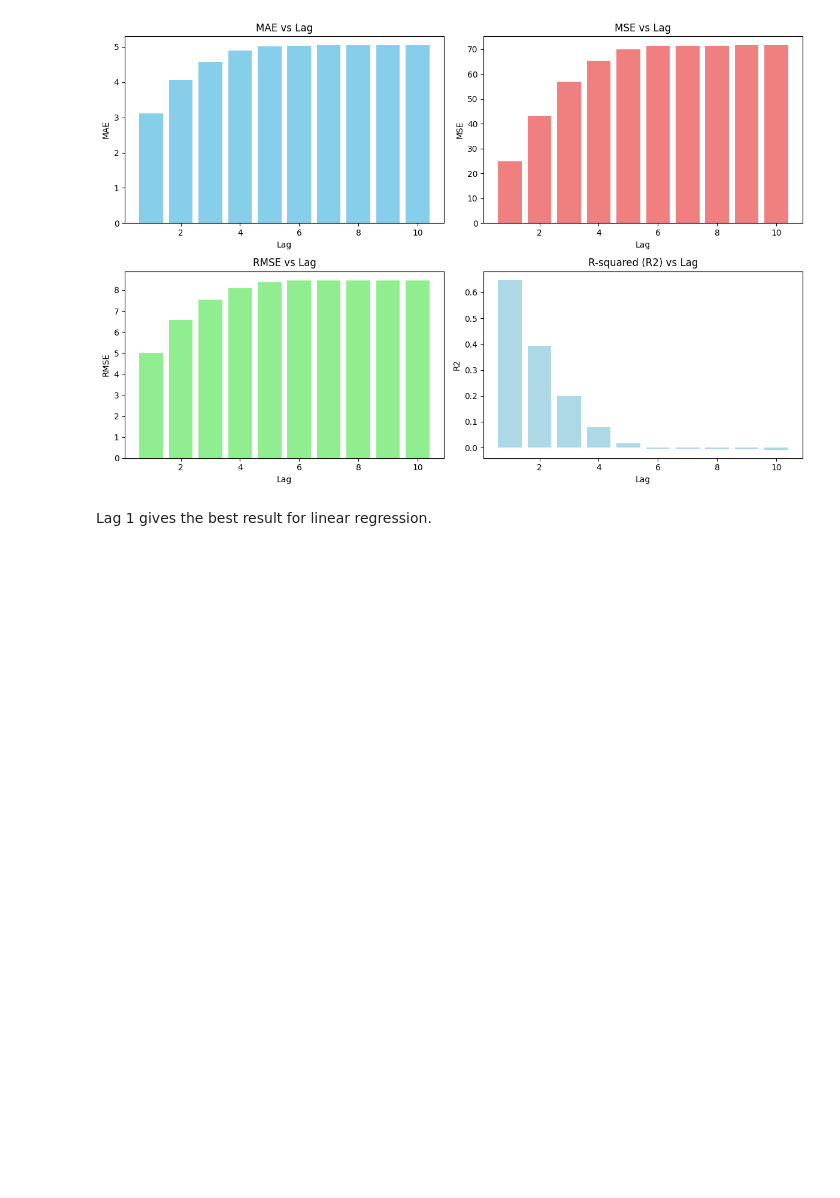
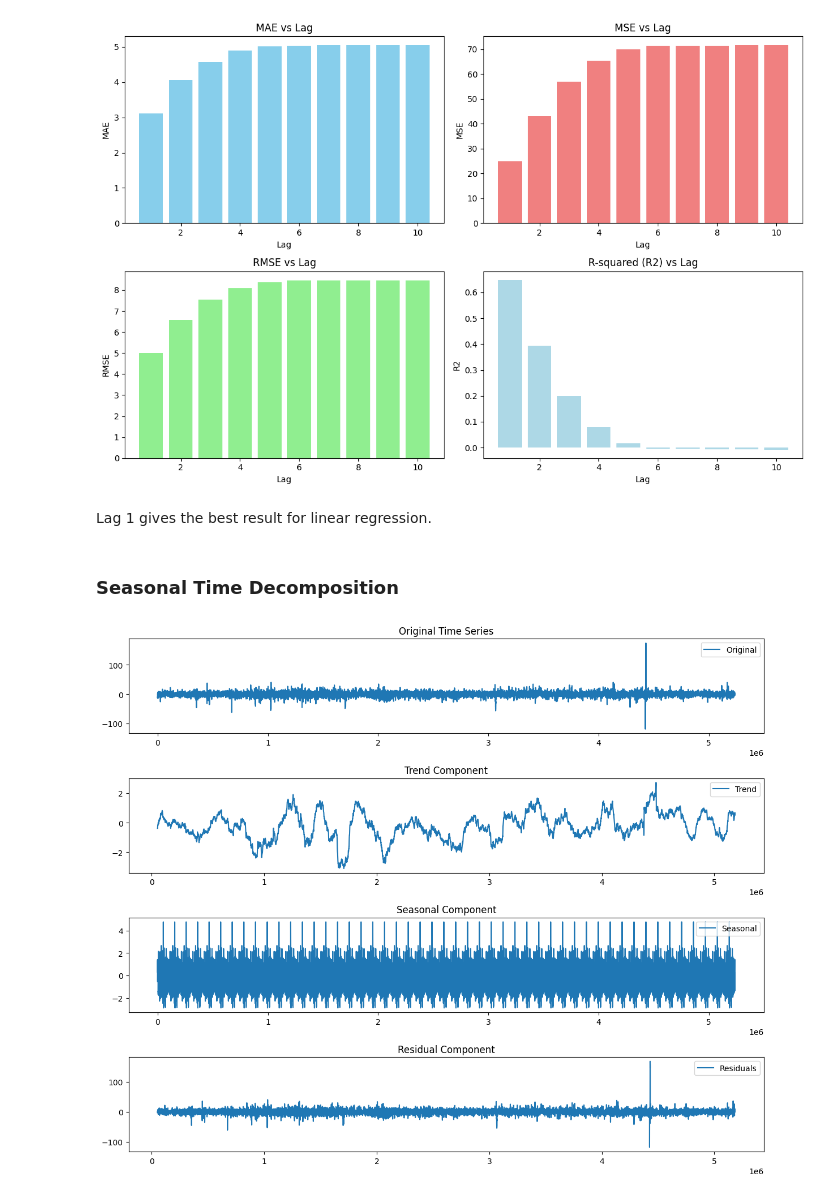
Before and after one commit to UNT-CSCE-Projects/US_stock_market_prediction, a Jupyter notebook: Optiver_stock_closing_price.ipynb, the cells around one changed output. Saved outputs shown, nothing was run; the diff lists cells and outputs as text; code cells hidden in the pictures; blank space fills up the shorter version.

```diff
--- a/Optiver_stock_closing_price.ipynb
+++ b/Optiver_stock_closing_price.ipynb
@@ -568,3 +579,52 @@ plt.show()
 [figure]
 # %% [markdown]
 Lag 1 gives the best result for linear regression.
+# %% [markdown]
+### Seasonal Time Decomposition
+# %%
+import pandas as pd
+import matplotlib.pyplot as plt
+from statsmodels.tsa.seasonal import seasonal_decompose
+
+# Assuming you have a DataFrame named stock_52 with 'date_id' and 'target' columns
+
+# Create a new DataFrame for the decomposition results
+decomposed_data = stock_52.copy()
+
+# Perform seasonal decomposition with 'date_id' as the time variable
+result = seasonal_decompose(decomposed_data['target'], model='additive', period=540)
+# can't use multiplicative as target have negative and zeros
+
+# Access the components (trend, seasonality, and residuals)
+decomposed_data['trend'] = result.trend
+decomposed_data['seasonal'] = result.seasonal
+decomposed_data['residuals'] = result.resid
+
+# Plot the components (optional)
+plt.figure(figsize=(12, 10))
+plt.subplot(4, 1, 1)
+plt.plot(decomposed_data['target'], label='Original')
+plt.title('Original Time Series')
+plt.legend()
+
+plt.subplot(4, 1, 2)
+plt.plot(decomposed_data['trend'], label='Trend')
+plt.title('Trend Component')
+plt.legend()
+
+plt.subplot(4, 1, 3)
+plt.plot(decomposed_data['seasonal'], label='Seasonal')
+plt.title('Seasonal Component')
+plt.legend()
+
+plt.subplot(4, 1, 4)
+plt.plot(decomposed_data['residuals'], label='Residuals')
+plt.title('Residual Component')
+plt.legend()
+
+plt.tight_layout()
+plt.show()
+
+# The decomposed_data DataFrame now contains the original data and decomposition components
+# %% [output]
+[figure, added]
```
Also changed, not shown: parts of 8 cells of this notebook.
